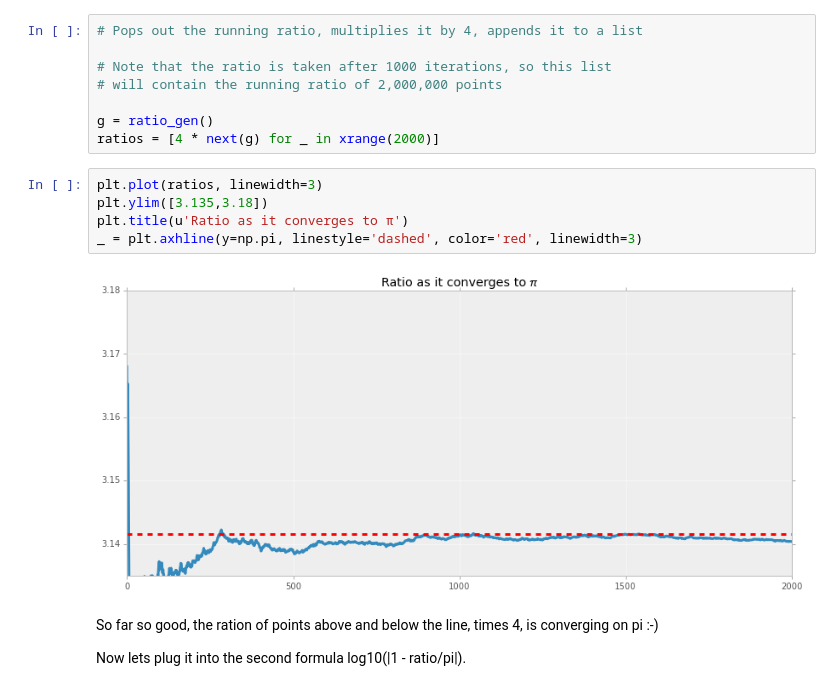
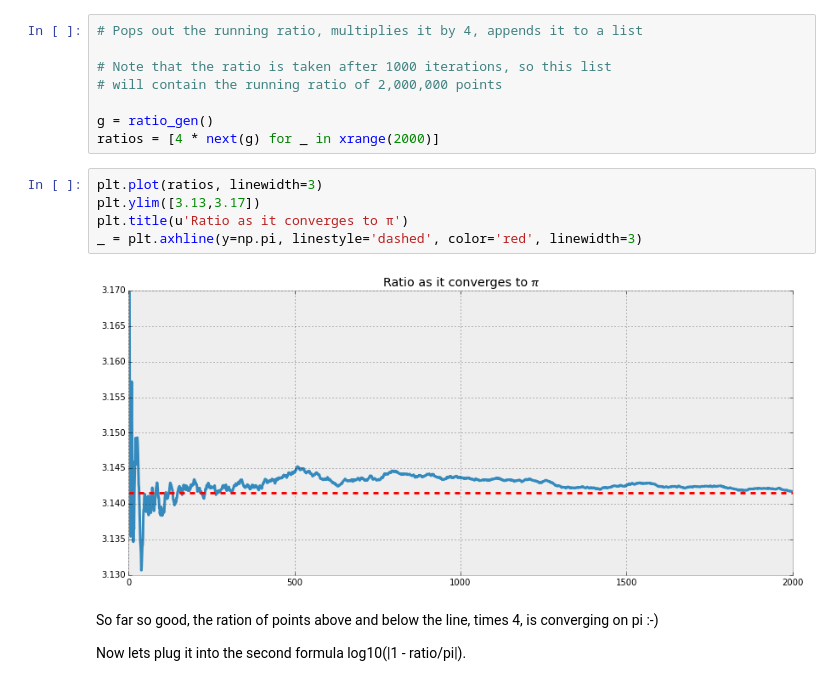
Before and after one commit to GKjohns/RedditPiApprox, a Jupyter notebook: Close_to_pi.ipynb, the cells around one changed output. Cells and saved outputs as stored; diff of their text form.

```diff
--- a/Close_to_pi.ipynb
+++ b/Close_to_pi.ipynb
@@ -44,11 +44,11 @@ g = ratio_gen()
 ratios = [4 * next(g) for _ in xrange(2000)]
 # %%
 plt.plot(ratios, linewidth=3)
-plt.ylim([3.135,3.18])
+plt.ylim([3.13,3.17])
 plt.title(u'Ratio as it converges to π')
 _ = plt.axhline(y=np.pi, linestyle='dashed', color='red', linewidth=3)
 # %% [output]
-[figure, old version]
+[figure, new version]
 # %% [markdown]
 So far so good, the ration of points above and below the line, times 4, is converging on pi :-)
 
```
Also changed, not shown: parts of 1 cell of this notebook.
